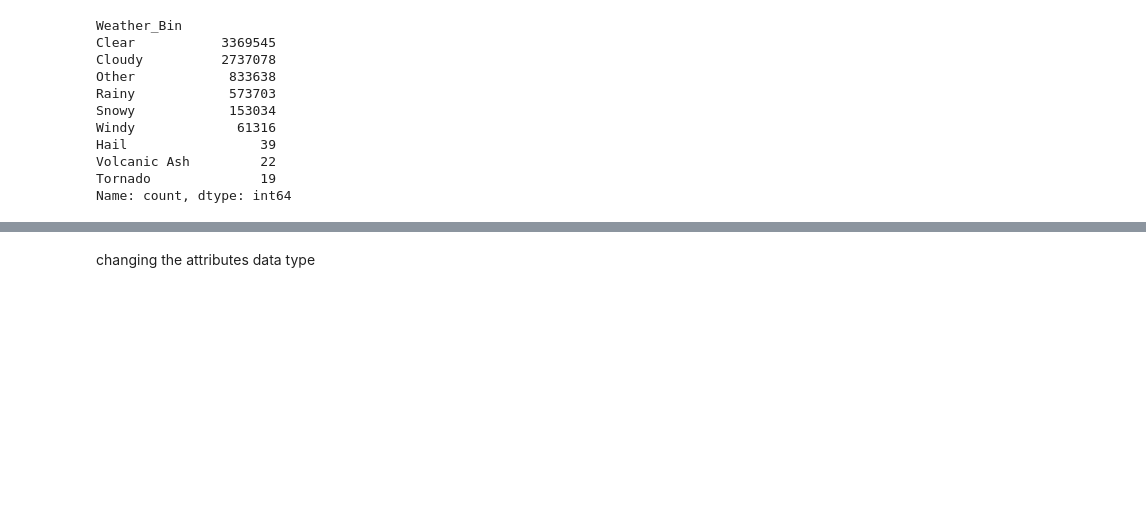
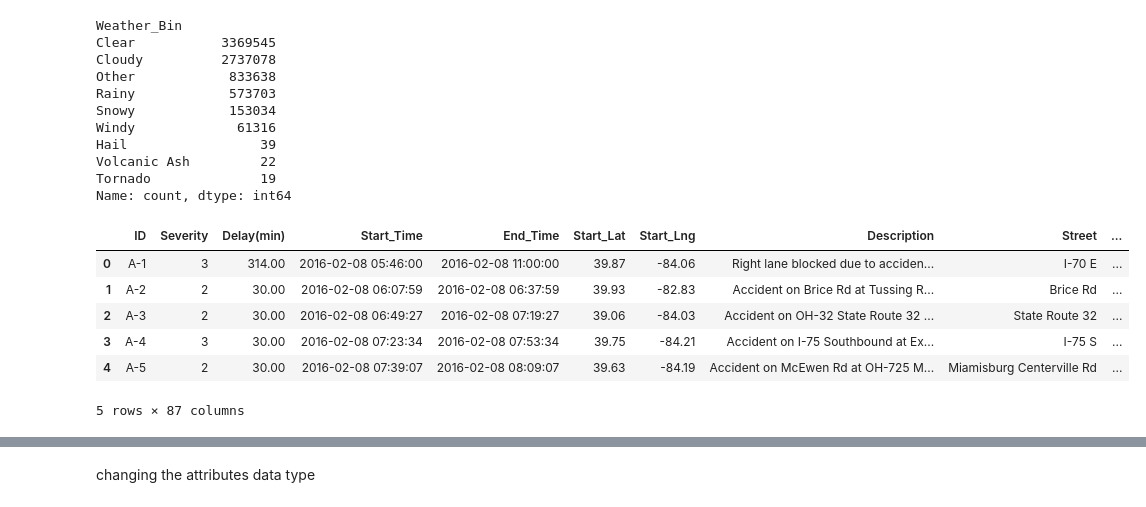
Before and after one commit to reza370/ML_group_project, a Jupyter notebook: accidents.ipynb, the cells around one changed output, grey strips where cells are left out. Drawn from its saved outputs; the diff is of its cells as text; code cells hidden in the pictures; blank space fills up the shorter version.

```diff
--- a/accidents.ipynb
+++ b/accidents.ipynb
@@ -341,3 +355,19 @@ accidents.drop(columns=['Weather_Condition'], inplace=True)
+# %%
+def clean_data(accidents):
+    # One-hot encode columns: 'Wind_Direction', 'Sunrise_Sunset' and 6 other columns
+    accidents = pd.get_dummies(accidents, columns=['Wind_Direction', 'Sunrise_Sunset', 'Civil_Twilight', 'Astronomical_Twilight', 'Nautical_Twilight', 'Weather_Bin', 'Start_Day', 'Start_Month'])
+    return accidents
+
+accidents_clean = clean_data(accidents.copy())
+accidents_clean.head()
+# %% [output]
+|  | ID | Severity | Delay(min) | Start_Time | End_Time | Start_Lat | Start_Lng | Description | Street | ... |
+| 0 | A-1 | 3 | 314.00 | 2016-02-08 05:46:00 | 2016-02-08 11:00:00 | 39.87 | -84.06 | Right lane blocked due to acciden... | I-70 E | ... |
+| 1 | A-2 | 2 | 30.00 | 2016-02-08 06:07:59 | 2016-02-08 06:37:59 | 39.93 | -82.83 | Accident on Brice Rd at Tussing R... | Brice Rd | ... |
+| 2 | A-3 | 2 | 30.00 | 2016-02-08 06:49:27 | 2016-02-08 07:19:27 | 39.06 | -84.03 | Accident on OH-32 State Route 32 ... | State Route 32 | ... |
+| 3 | A-4 | 3 | 30.00 | 2016-02-08 07:23:34 | 2016-02-08 07:53:34 | 39.75 | -84.21 | Accident on I-75 Southbound at Ex... | I-75 S | ... |
+| 4 | A-5 | 2 | 30.00 | 2016-02-08 07:39:07 | 2016-02-08 08:09:07 | 39.63 | -84.19 | Accident on McEwen Rd at OH-725 M... | Miamisburg Centerville Rd | ... |
+5 rows × 87 columns
 # %%
 accidents.head()
 # %% [output]
```
Also changed, not shown: parts of 8 cells of this notebook.
